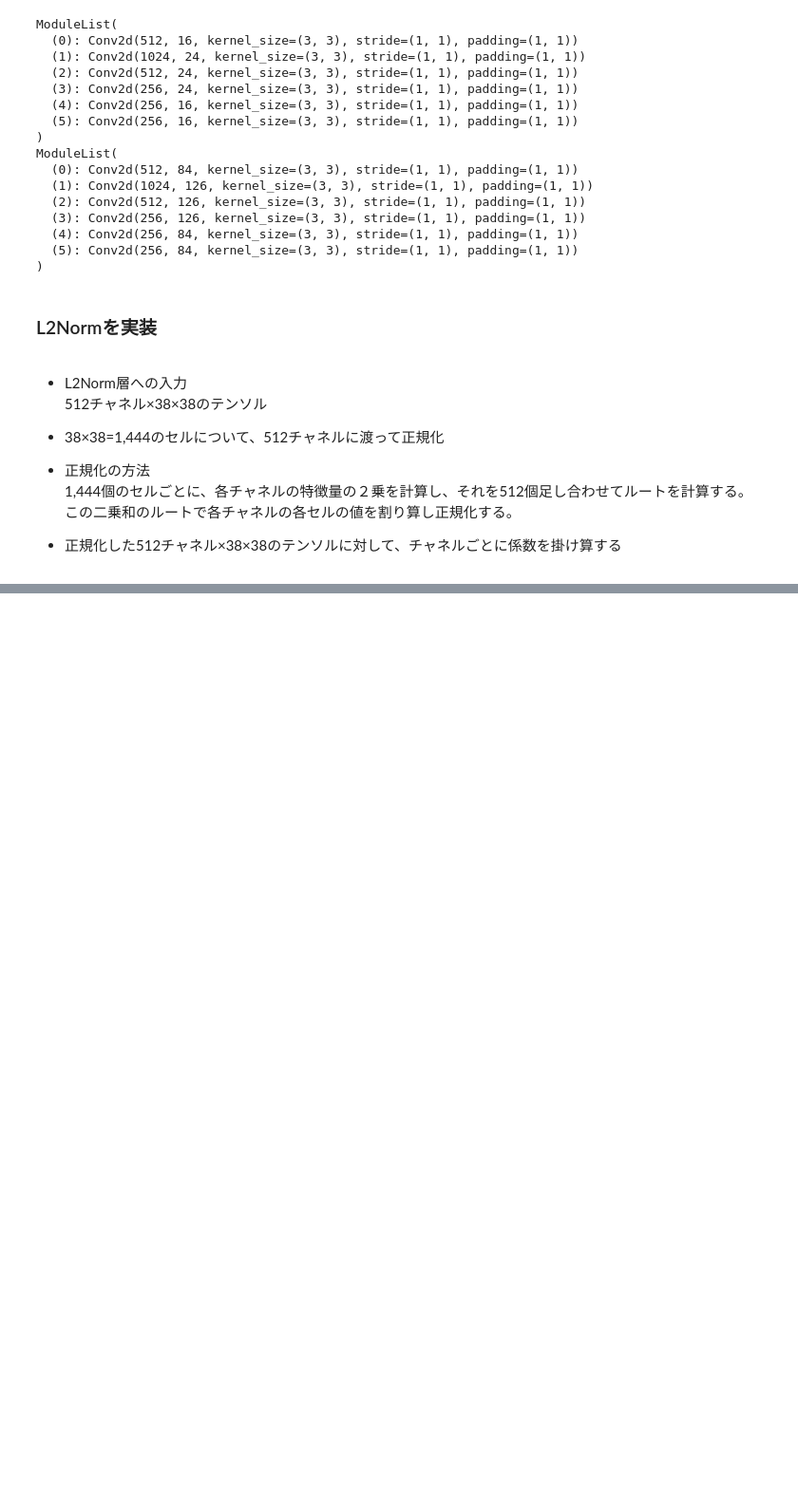
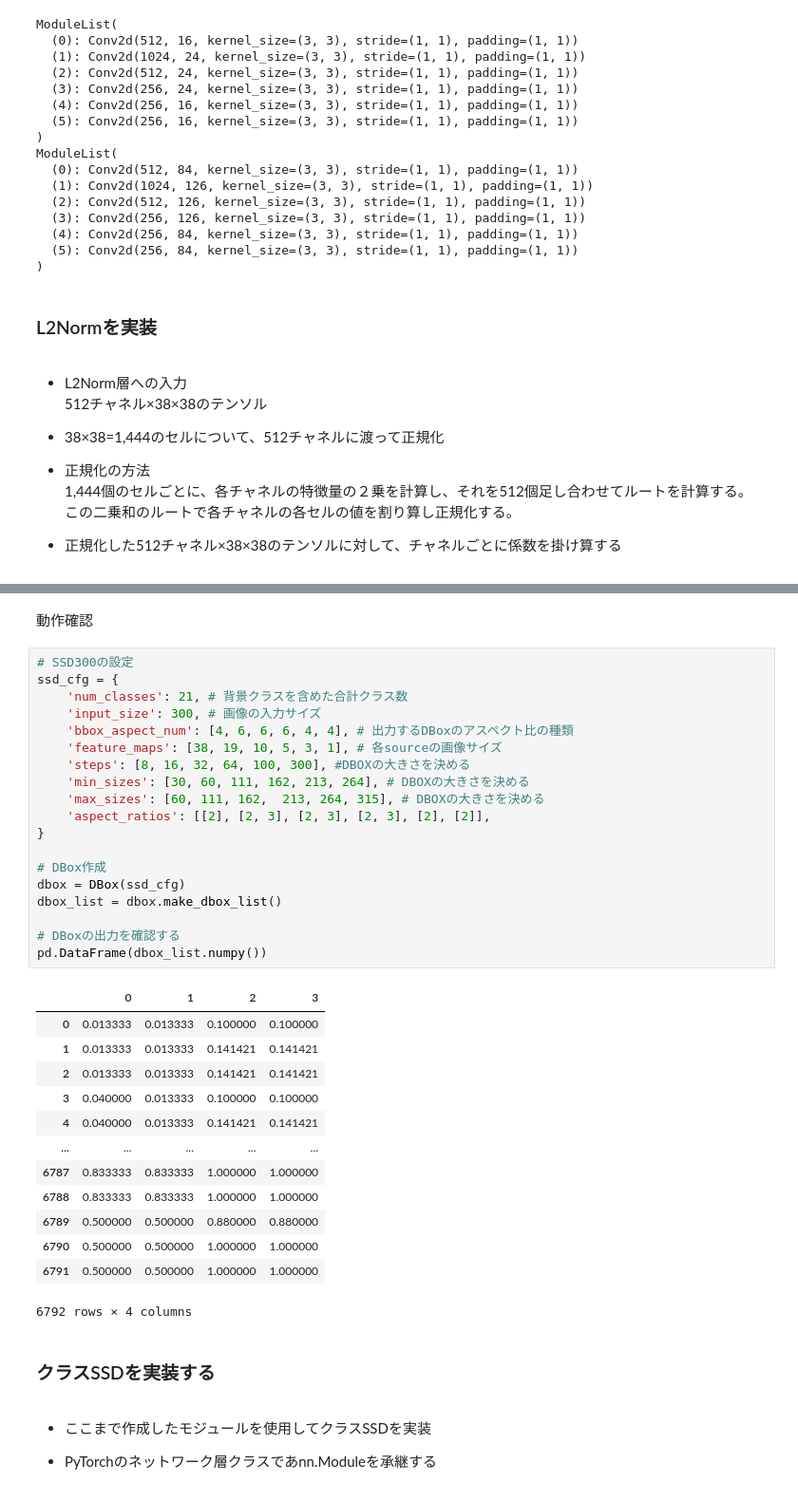
Before and after one commit to okmokm422/TIL, a Jupyter notebook: ML/Advanced_Deep_Learning_with_PyTorch/Chapter2_物体検出（SSD）.ipynb, the cells around one changed output, grey strips where cells are left out. Shown: that part at 95% size. Drawn from its saved outputs; the diff is of its cells as text; blank space fills up the shorter version.

Commit message:
20200726 PyTorch SSD coding

```diff
--- a/ML/Advanced_Deep_Learning_with_PyTorch/Chapter2_物体検出（SSD）.ipynb
+++ b/ML/Advanced_Deep_Learning_with_PyTorch/Chapter2_物体検出（SSD）.ipynb
@@ -801,0 +890,41 @@ class L2Norm(nn.Module):
+# %% [markdown]
+動作確認
+# %%
+# SSD300の設定
+ssd_cfg = {
+    'num_classes': 21, # 背景クラスを含めた合計クラス数
+    'input_size': 300, # 画像の入力サイズ
+    'bbox_aspect_num': [4, 6, 6, 6, 4, 4], # 出力するDBoxのアスペクト比の種類
+    'feature_maps': [38, 19, 10, 5, 3, 1], # 各sourceの画像サイズ
+    'steps': [8, 16, 32, 64, 100, 300], #DBOXの大きさを決める
+    'min_sizes': [30, 60, 111, 162, 213, 264], # DBOXの大きさを決める
+    'max_sizes': [60, 111, 162,  213, 264, 315], # DBOXの大きさを決める
+    'aspect_ratios': [[2], [2, 3], [2, 3], [2, 3], [2], [2]],
+}
+
+# DBox作成
+dbox = DBox(ssd_cfg)
+dbox_list = dbox.make_dbox_list()
+
+# DBoxの出力を確認する
+pd.DataFrame(dbox_list.numpy())
+# %% [output]
+|  | 0 | 1 | 2 | 3 |
+| 0 | 0.013333 | 0.013333 | 0.100000 | 0.100000 |
+| 1 | 0.013333 | 0.013333 | 0.141421 | 0.141421 |
+| 2 | 0.013333 | 0.013333 | 0.141421 | 0.141421 |
+| 3 | 0.040000 | 0.013333 | 0.100000 | 0.100000 |
+| 4 | 0.040000 | 0.013333 | 0.141421 | 0.141421 |
+| ... | ... | ... | ... | ... |
+| 6787 | 0.833333 | 0.833333 | 1.000000 | 1.000000 |
+| 6788 | 0.833333 | 0.833333 | 1.000000 | 1.000000 |
+| 6789 | 0.500000 | 0.500000 | 0.880000 | 0.880000 |
+| 6790 | 0.500000 | 0.500000 | 1.000000 | 1.000000 |
+| 6791 | 0.500000 | 0.500000 | 1.000000 | 1.000000 |
+6792 rows × 4 columns
+# %% [markdown]
+### クラスSSDを実装する
+# %% [markdown]
+- ここまで作成したモジュールを使用してクラスSSDを実装
+
+- PyTorchのネットワーク層クラスであnn.Moduleを承継する
```
Also changed, not shown: parts of 10 cells of this notebook.
